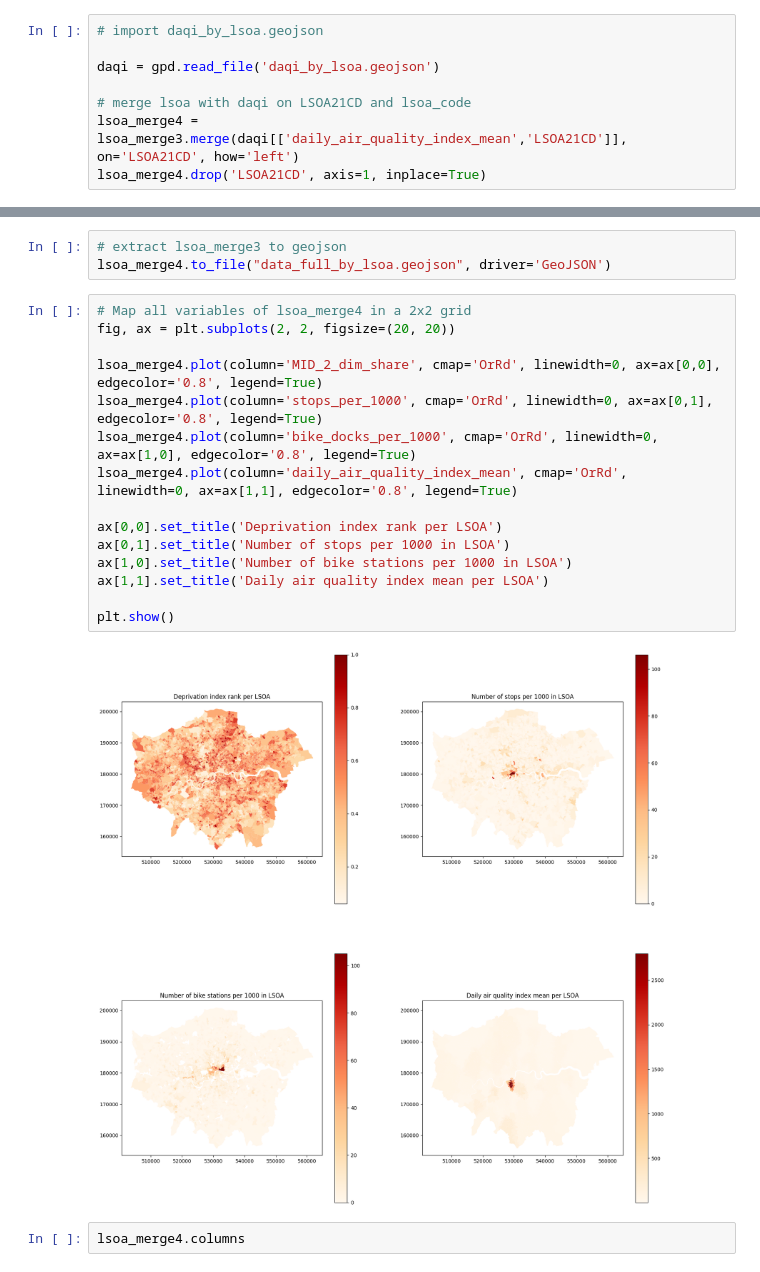
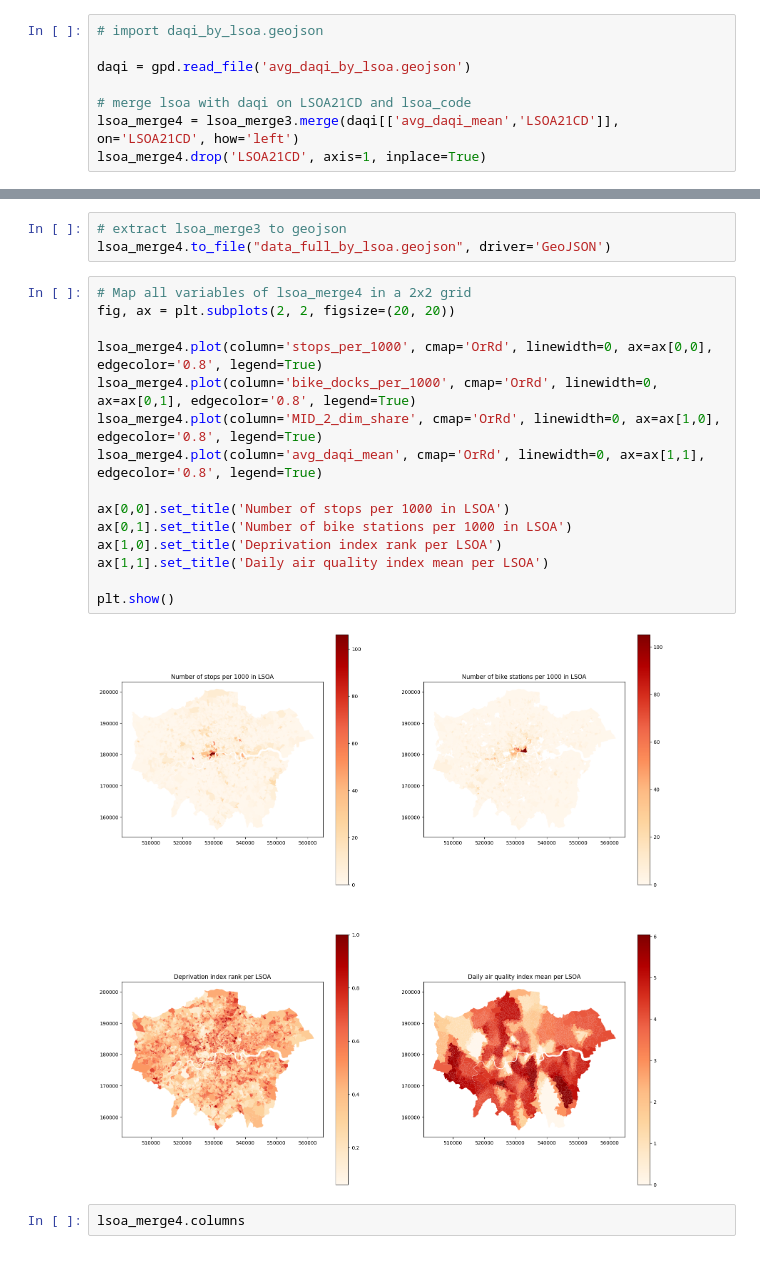
Before and after one commit to shaunhoang/cusp, a Jupyter notebook: calculation.ipynb, the cells around one changed output, grey strips where cells are left out. Cells and saved outputs as stored; diff of their text form.

```diff
--- a/calculation.ipynb
+++ b/calculation.ipynb
@@ -605,8 +596,8 @@ daqi.head()
 # %%
 # import daqi_by_lsoa.geojson
 
-daqi = gpd.read_file('daqi_by_lsoa.geojson')
+daqi = gpd.read_file('avg_daqi_by_lsoa.geojson')
 
 # merge lsoa with daqi on LSOA21CD and lsoa_code
-lsoa_merge4 = lsoa_merge3.merge(daqi[['daily_air_quality_index_mean','LSOA21CD']], on='LSOA21CD', how='left')
+lsoa_merge4 = lsoa_merge3.merge(daqi[['avg_daqi_mean','LSOA21CD']], on='LSOA21CD', how='left')
 lsoa_merge4.drop('LSOA21CD', axis=1, inplace=True)
@@ -630,20 +607,20 @@ lsoa_merge4.to_file("data_full_by_lsoa.geojson", driver='GeoJSON')
 # %%
 # Map all variables of lsoa_merge4 in a 2x2 grid
 fig, ax = plt.subplots(2, 2, figsize=(20, 20))
 
-lsoa_merge4.plot(column='MID_2_dim_share', cmap='OrRd', linewidth=0, ax=ax[0,0], edgecolor='0.8', legend=True)
-lsoa_merge4.plot(column='stops_per_1000', cmap='OrRd', linewidth=0, ax=ax[0,1], edgecolor='0.8', legend=True)
-lsoa_merge4.plot(column='bike_docks_per_1000', cmap='OrRd', linewidth=0, ax=ax[1,0], edgecolor='0.8', legend=True)
-lsoa_merge4.plot(column='daily_air_quality_index_mean', cmap='OrRd', linewidth=0, ax=ax[1,1], edgecolor='0.8', legend=True)
+lsoa_merge4.plot(column='stops_per_1000', cmap='OrRd', linewidth=0, ax=ax[0,0], edgecolor='0.8', legend=True)
+lsoa_merge4.plot(column='bike_docks_per_1000', cmap='OrRd', linewidth=0, ax=ax[0,1], edgecolor='0.8', legend=True)
+lsoa_merge4.plot(column='MID_2_dim_share', cmap='OrRd', linewidth=0, ax=ax[1,0], edgecolor='0.8', legend=True)
+lsoa_merge4.plot(column='avg_daqi_mean', cmap='OrRd', linewidth=0, ax=ax[1,1], edgecolor='0.8', legend=True)
 
-ax[0,0].set_title('Deprivation index rank per LSOA')
-ax[0,1].set_title('Number of stops per 1000 in LSOA')
-ax[1,0].set_title('Number of bike stations per 1000 in LSOA')
+ax[0,0].set_title('Number of stops per 1000 in LSOA')
+ax[0,1].set_title('Number of bike stations per 1000 in LSOA')
+ax[1,0].set_title('Deprivation index rank per LSOA')
 ax[1,1].set_title('Daily air quality index mean per LSOA')
 
 plt.show()
 # %% [output]
-[figure, old version]
+[figure, new version]
 # %%
 lsoa_merge4.columns
 # %% [output]
```
Also changed, not shown: parts of 2 cells of this notebook, 8 other files.
